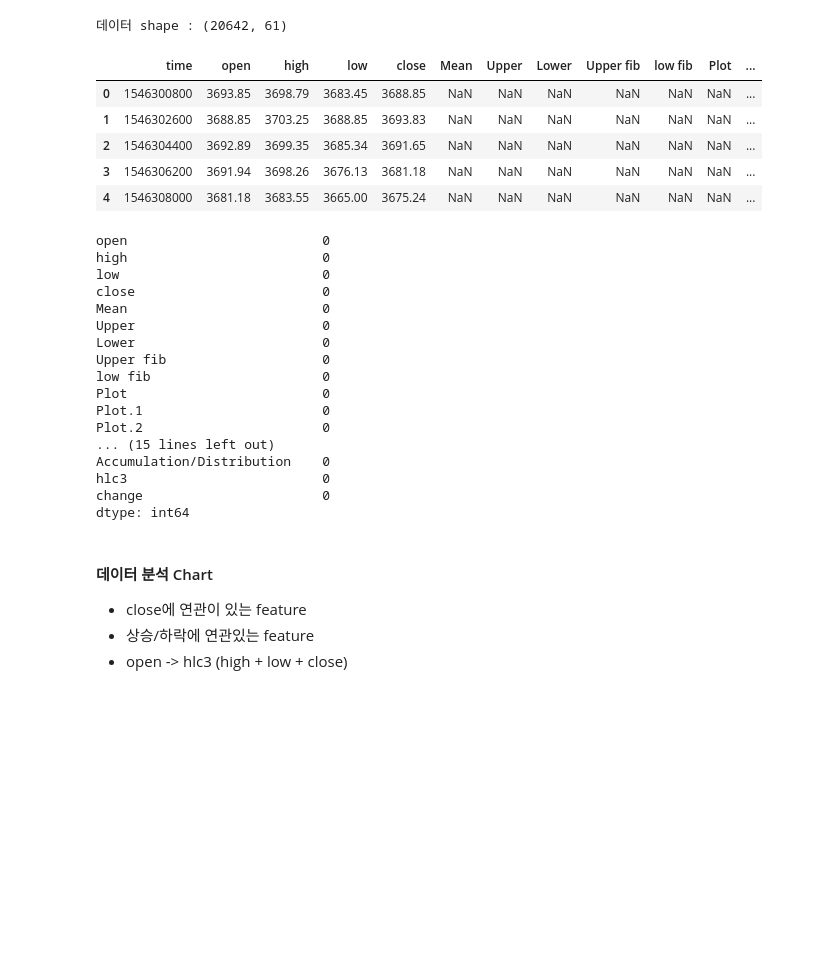
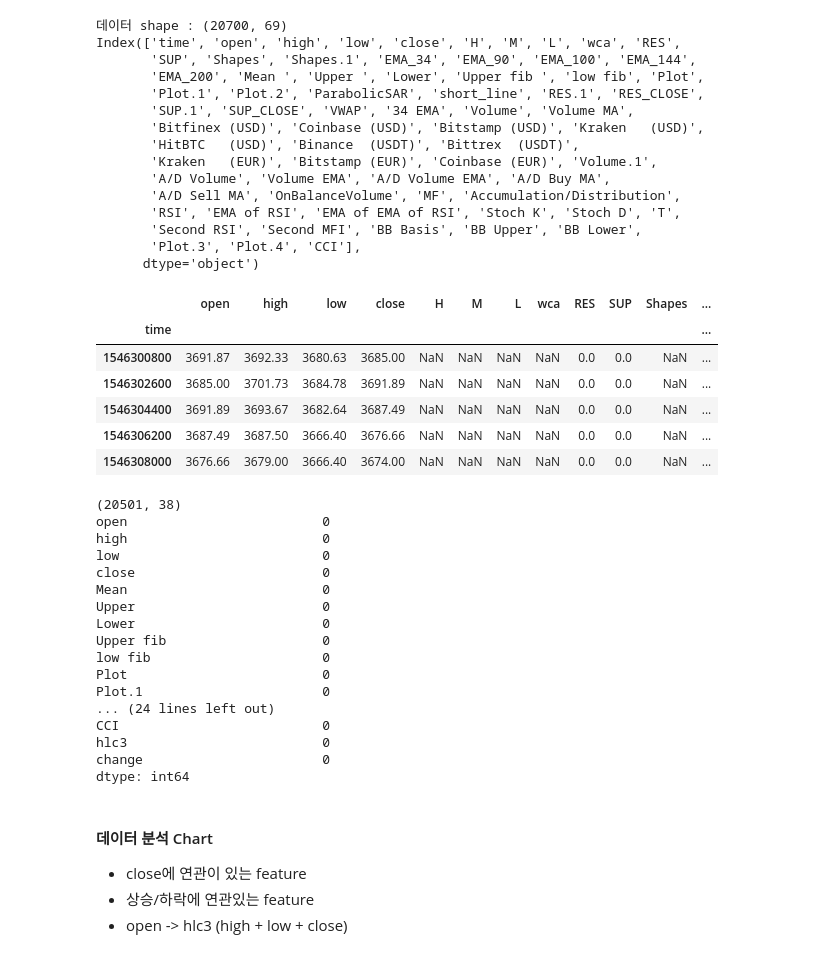
Before and after one commit to heugyu/coin_deep_learning, a Jupyter notebook: DataAnalysis.ipynb, the cells around one changed output. Drawn from its saved outputs; the diff is of its cells as text; code cells hidden in the pictures; blank space fills up the shorter version.

```diff
--- a/DataAnalysis.ipynb
+++ b/DataAnalysis.ipynb
@@ -28,23 +30,43 @@ Populating the interactive namespace from numpy and matplotlib
 # %%
 # 구글 드라이브 csv read
-data = pd.read_csv('/content/drive/My Drive/DATA/BITSTAMP_BTCUSD_30.csv')
+data = pd.read_csv('/content/drive/My Drive/DATA/COINBASE_BTCUSD_30.csv')
 print(f'데이터 shape : {data.shape}')
+print(data.columns)
+data = data.set_index('time')
 data.head()
 # %% [output]
-데이터 shape : (20642, 61)
+데이터 shape : (20700, 69)
+Index(['time', 'open', 'high', 'low', 'close', 'H', 'M', 'L', 'wca', 'RES',
+       'SUP', 'Shapes', 'Shapes.1', 'EMA_34', 'EMA_90', 'EMA_100', 'EMA_144',
+       'EMA_200', 'Mean ', 'Upper ', 'Lower', 'Upper fib ', 'low fib', 'Plot',
+       'Plot.1', 'Plot.2', 'ParabolicSAR', 'short_line', 'RES.1', 'RES_CLOSE',
+       'SUP.1', 'SUP_CLOSE', 'VWAP', '34 EMA', 'Volume', 'Volume MA',
+       'Bitfinex (USD)', 'Coinbase (USD)', 'Bitstamp (USD)', 'Kraken   (USD)',
+       'HitBTC   (USD)', 'Binance  (USDT)', 'Bittrex  (USDT)',
+       'Kraken   (EUR)', 'Bitstamp (EUR)', 'Coinbase (EUR)', 'Volume.1',
+       'A/D Volume', 'Volume EMA', 'A/D Volume EMA', 'A/D Buy MA',
+       'A/D Sell MA', 'OnBalanceVolume', 'MF', 'Accumulation/Distribution',
+       'RSI', 'EMA of RSI', 'EMA of EMA of RSI', 'Stoch K', 'Stoch D', 'T',
+       'Second RSI', 'Second MFI', 'BB Basis', 'BB Upper', 'BB Lower',
+       'Plot.3', 'Plot.4', 'CCI'],
+      dtype='object')
-|  | time | open | high | low | close | Mean | Upper | Lower | Upper fib | low fib | Plot | ... |
-| 0 | 1546300800 | 3693.85 | 3698.79 | 3683.45 | 3688.85 | NaN | NaN | NaN | NaN | NaN | NaN | ... |
-| 1 | 1546302600 | 3688.85 | 3703.25 | 3688.85 | 3693.83 | NaN | NaN | NaN | NaN | NaN | NaN | ... |
-| 2 | 1546304400 | 3692.89 | 3699.35 | 3685.34 | 3691.65 | NaN | NaN | NaN | NaN | NaN | NaN | ... |
-| 3 | 1546306200 | 3691.94 | 3698.26 | 3676.13 | 3681.18 | NaN | NaN | NaN | NaN | NaN | NaN | ... |
-| 4 | 1546308000 | 3681.18 | 3683.55 | 3665.00 | 3675.24 | NaN | NaN | NaN | NaN | NaN | NaN | ... |
+|  | open | high | low | close | H | M | L | wca | RES | SUP | Shapes | ... |
+| time |  |  |  |  |  |  |  |  |  |  |  | ... |
+| 1546300800 | 3691.87 | 3692.33 | 3680.63 | 3685.00 | NaN | NaN | NaN | NaN | 0.0 | 0.0 | NaN | ... |
+| 1546302600 | 3685.00 | 3701.73 | 3684.78 | 3691.89 | NaN | NaN | NaN | NaN | 0.0 | 0.0 | NaN | ... |
+| 1546304400 | 3691.89 | 3693.67 | 3682.64 | 3687.49 | NaN | NaN | NaN | NaN | 0.0 | 0.0 | NaN | ... |
+| 1546306200 | 3687.49 | 3687.50 | 3666.40 | 3676.66 | NaN | NaN | NaN | NaN | 0.0 | 0.0 | NaN | ... |
+| 1546308000 | 3676.66 | 3679.00 | 3666.40 | 3674.00 | NaN | NaN | NaN | NaN | 0.0 | 0.0 | NaN | ... |
 # %%
+
 copy_data = data[['open', 'high', 'low', 'close',
                   'Mean ', 'Upper ', 'Lower', 'Upper fib ', 'low fib', 'Plot', 'Plot.1', 'Plot.2',
                   'ParabolicSAR',
                   'H', 'M', 'L', 'RES', 'SUP','EMA_34',
-                  'short_line', 'VWAP', '34 EMA', 'Volume', 'Volume.1', 'A/D Volume',
-                  'OnBalanceVolume', 'MF', 'Accumulation/Distribution']].dropna()
+                  'short_line', 'VWAP', '34 EMA', 'Volume.1', 'A/D Volume',
+                  'OnBalanceVolume', 'MF', 'Accumulation/Distribution', 'RSI',
+                  'Second RSI', 'Second MFI', 'BB Basis', 'BB Upper', 'BB Lower',
+                  'Plot.3', 'Plot.4', 'CCI']].dropna()
 
 # hlc  (high + low + close) / 3
 copy_data['hlc3'] =(copy_data.high + copy_data.low + copy_data.close) /3
@@ -53,8 +75,10 @@ copy_data['hlc3'] =(copy_data.high + copy_data.low + copy_data.close) /3
 copy_data['change'] = ((copy_data.close - copy_data.open) / copy_data.open)
 
 #   결측치 있는지 확인
+print(copy_data.shape)
 print(copy_data.isna().sum())
 # %% [output]
+(20501, 38)
 open                         0
 high                         0
 low                          0
@@ -66,9 +90,8 @@ Upper fib                    0
 low fib                      0
 Plot                         0
 Plot.1                       0
-Plot.2                       0
-... (15 lines left out)
-Accumulation/Distribution    0
+... (24 lines left out)
+CCI                          0
 hlc3                         0
 change                       0
 dtype: int64
```
Also changed, not shown: parts of 28 cells of this notebook.
